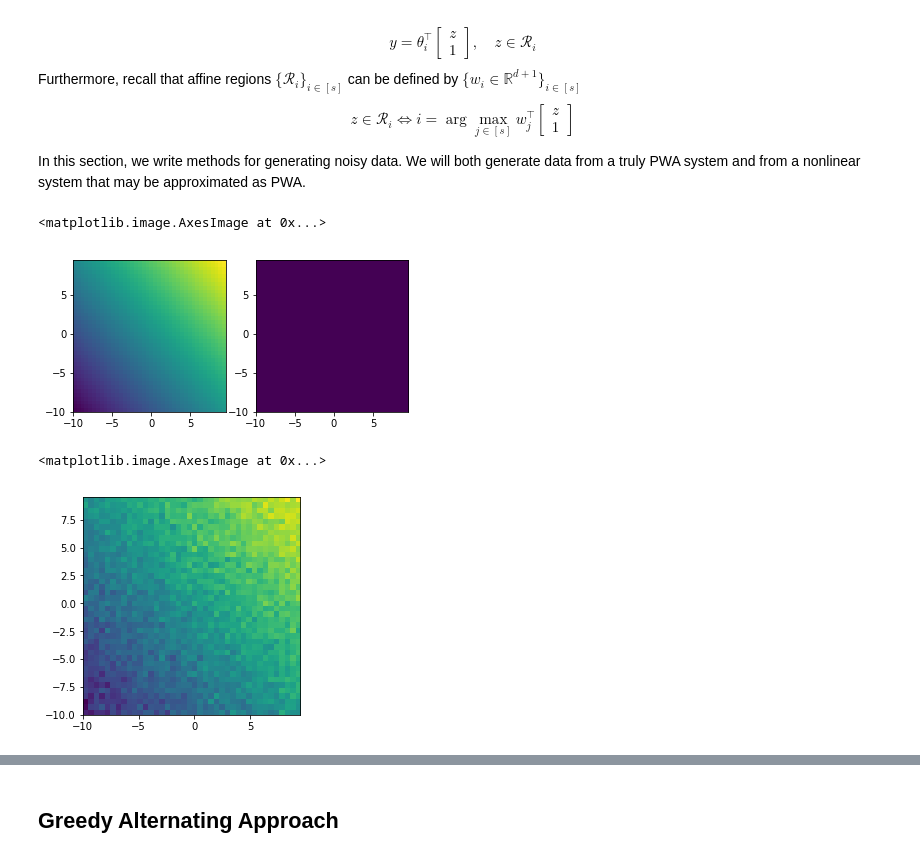
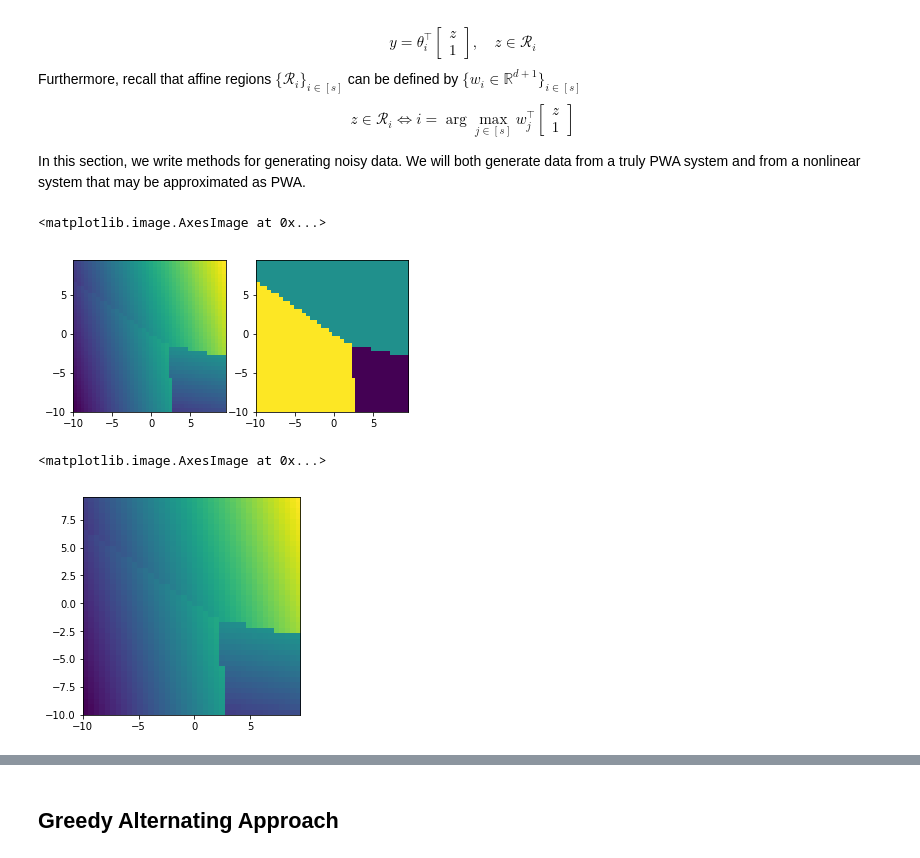
Before and after one commit to DeepakIngole/SwitchSysLMPC, a Jupyter notebook: notebooks/PWA-fitting.ipynb, the cells around one changed output, grey strips where cells are left out. Cells and saved outputs as stored; diff of their text form; code cells hidden in the pictures.

```diff
--- a/notebooks/PWA-fitting.ipynb
+++ b/notebooks/PWA-fitting.ipynb
@@ -37,7 +38,7 @@ def generate_affine_fn(d, n, s):
         return np.argmax(dot_pdt)
     return lambda x: affine_fn(x, region, affines), region, affines
 # %%
-f, region, affines = generate_affine_fn(2, 1, 1)
+f, region, affines = generate_affine_fn(2, 1, 3)
 # %%
 grid_size = 0.5
 x = np.arange(-10,10,grid_size)
@@ -60,17 +61,17 @@ plt.subplot(1,2,2)
 plt.imshow(regions, interpolation='none', origin='lower',  extent=(min(x), max(x), min(x), max(x)))
 # %% [output]
 <matplotlib.image.AxesImage at 0x...>
-[figure, old version]
+[figure, new version]
 # %%
 zs = np.array(xs)
 ys = []
 for z in zs:
-    ys.append(f(z) + 0.5 * np.random.randn(1))
+    ys.append(f(z) + 0 * np.random.randn(1))
 ys = np.array(ys)
 
 plt.figure(); plt.imshow(ys.reshape(N_grid, N_grid), interpolation='none', origin='lower',  extent=(min(x), max(x), min(x), max(x)))
 # %% [output]
 <matplotlib.image.AxesImage at 0x...>
-[figure, old version]
+[figure, new version]
 # %%
 # to do: implement some realistic-ish nonlinear function (using the bicycle model?)
```
Also changed, not shown: parts of 36 cells of this notebook, 1 other file.
